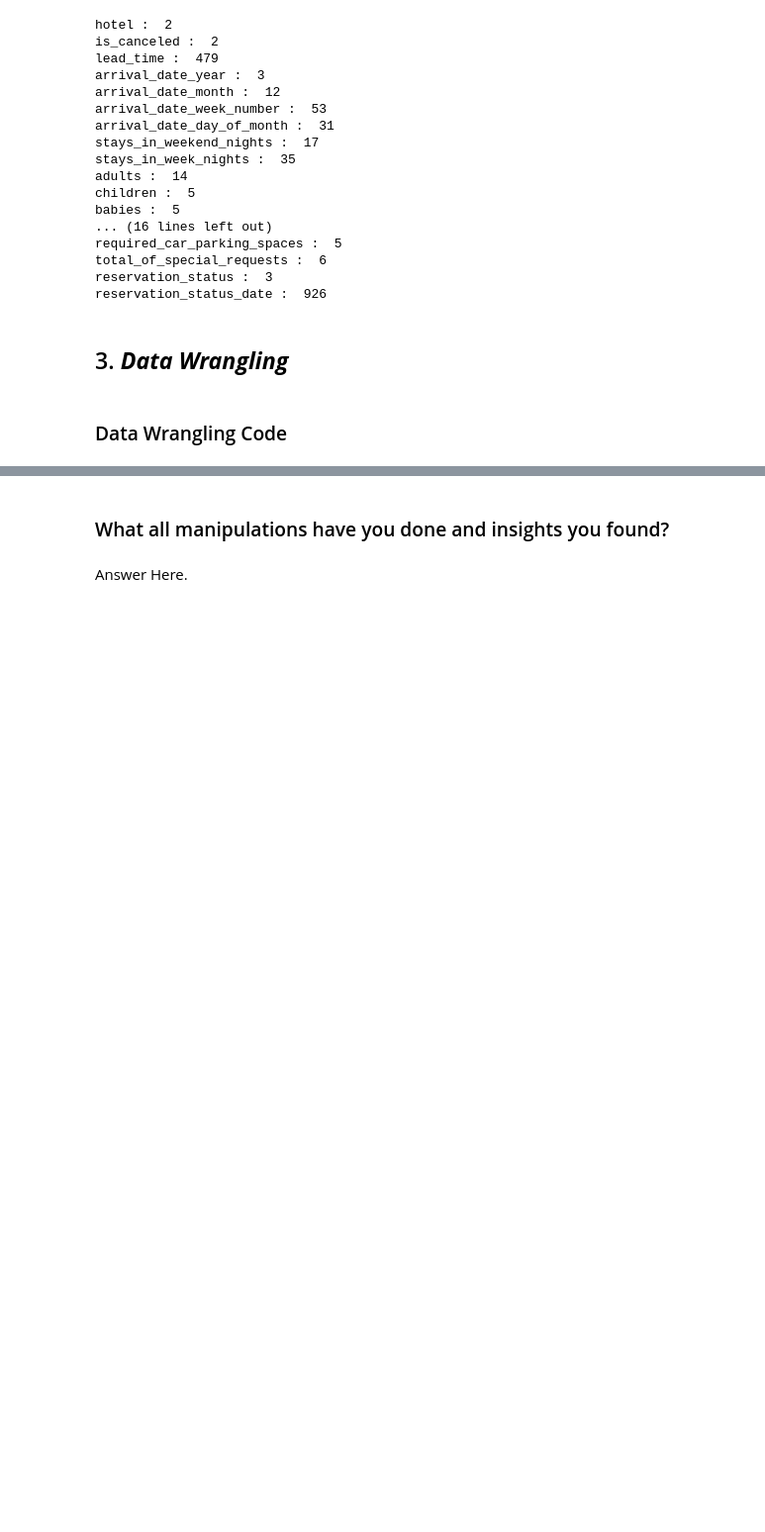
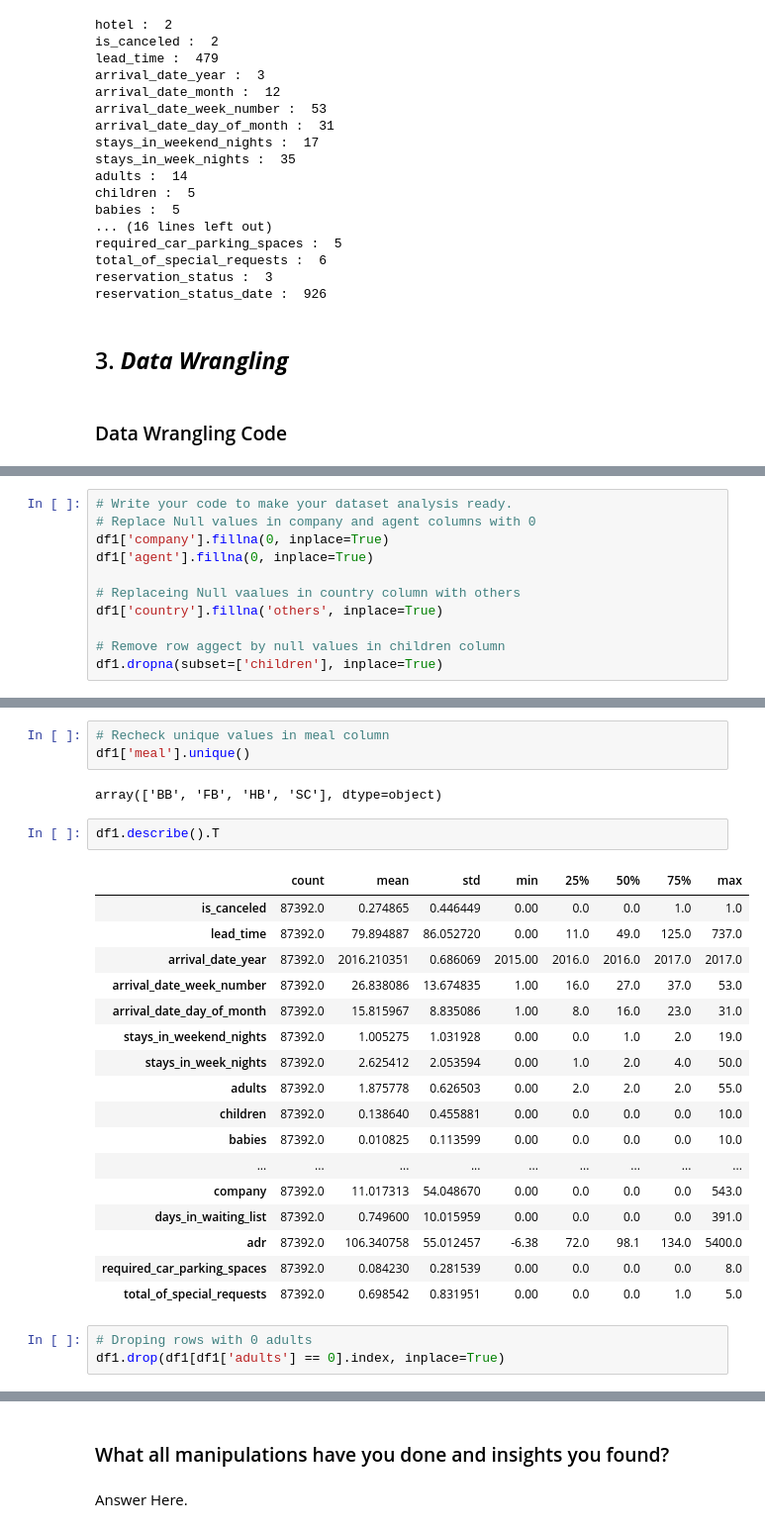
Before and after one commit to RahulSaini789/Hotel_Booking_EDA_project, a Jupyter notebook: Sample EDA Submission Template.ipynb, the cells around one changed output, grey strips where cells are left out. Shown at 99% size. Saved outputs shown, nothing was run; the diff lists cells and outputs as text; blank space fills up the shorter version.

```diff
--- a/Sample EDA Submission Template.ipynb
+++ b/Sample EDA Submission Template.ipynb
@@ -318,0 +313,11 @@ reservation_status_date :  926
+# %%
+# Write your code to make your dataset analysis ready.
+# Replace Null values in company and agent columns with 0
+df1['company'].fillna(0, inplace=True)
+df1['agent'].fillna(0, inplace=True)
+
+# Replaceing Null vaalues in country column with others
+df1['country'].fillna('others', inplace=True)
+
+# Remove row aggect by null values in children column
+df1.dropna(subset=['children'], inplace=True)
@@ -318,0 +403,28 @@ reservation_status_date :  926
+# %%
+# Recheck unique values in meal column
+df1['meal'].unique()
+# %% [output]
+array(['BB', 'FB', 'HB', 'SC'], dtype=object)
+# %%
+df1.describe().T
+# %% [output]
+|  | count | mean | std | min | 25% | 50% | 75% | max |
+| is_canceled | 87392.0 | 0.274865 | 0.446449 | 0.00 | 0.0 | 0.0 | 1.0 | 1.0 |
+| lead_time | 87392.0 | 79.894887 | 86.052720 | 0.00 | 11.0 | 49.0 | 125.0 | 737.0 |
+| arrival_date_year | 87392.0 | 2016.210351 | 0.686069 | 2015.00 | 2016.0 | 2016.0 | 2017.0 | 2017.0 |
+| arrival_date_week_number | 87392.0 | 26.838086 | 13.674835 | 1.00 | 16.0 | 27.0 | 37.0 | 53.0 |
+| arrival_date_day_of_month | 87392.0 | 15.815967 | 8.835086 | 1.00 | 8.0 | 16.0 | 23.0 | 31.0 |
+| stays_in_weekend_nights | 87392.0 | 1.005275 | 1.031928 | 0.00 | 0.0 | 1.0 | 2.0 | 19.0 |
+| stays_in_week_nights | 87392.0 | 2.625412 | 2.053594 | 0.00 | 1.0 | 2.0 | 4.0 | 50.0 |
+| adults | 87392.0 | 1.875778 | 0.626503 | 0.00 | 2.0 | 2.0 | 2.0 | 55.0 |
+| children | 87392.0 | 0.138640 | 0.455881 | 0.00 | 0.0 | 0.0 | 0.0 | 10.0 |
+| babies | 87392.0 | 0.010825 | 0.113599 | 0.00 | 0.0 | 0.0 | 0.0 | 10.0 |
+| ... | ... | ... | ... | ... | ... | ... | ... | ... |
+| company | 87392.0 | 11.017313 | 54.048670 | 0.00 | 0.0 | 0.0 | 0.0 | 543.0 |
+| days_in_waiting_list | 87392.0 | 0.749600 | 10.015959 | 0.00 | 0.0 | 0.0 | 0.0 | 391.0 |
+| adr | 87392.0 | 106.340758 | 55.012457 | -6.38 | 72.0 | 98.1 | 134.0 | 5400.0 |
+| required_car_parking_spaces | 87392.0 | 0.084230 | 0.281539 | 0.00 | 0.0 | 0.0 | 0.0 | 8.0 |
+| total_of_special_requests | 87392.0 | 0.698542 | 0.831951 | 0.00 | 0.0 | 0.0 | 1.0 | 5.0 |
+# %%
+# Droping rows with 0 adults
+df1.drop(df1[df1['adults'] == 0].index, inplace=True)
```
Also changed, not shown: parts of 15 cells of this notebook.
